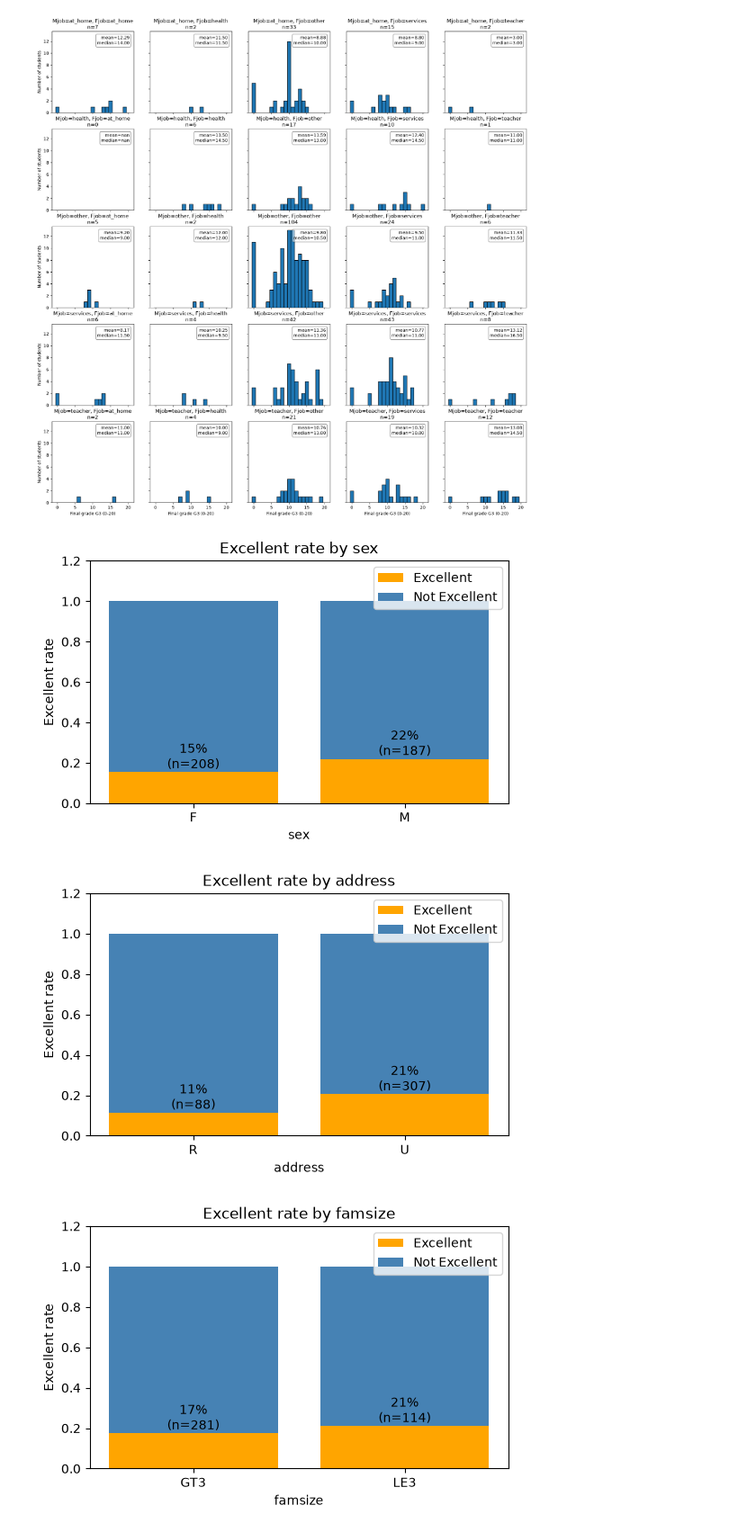
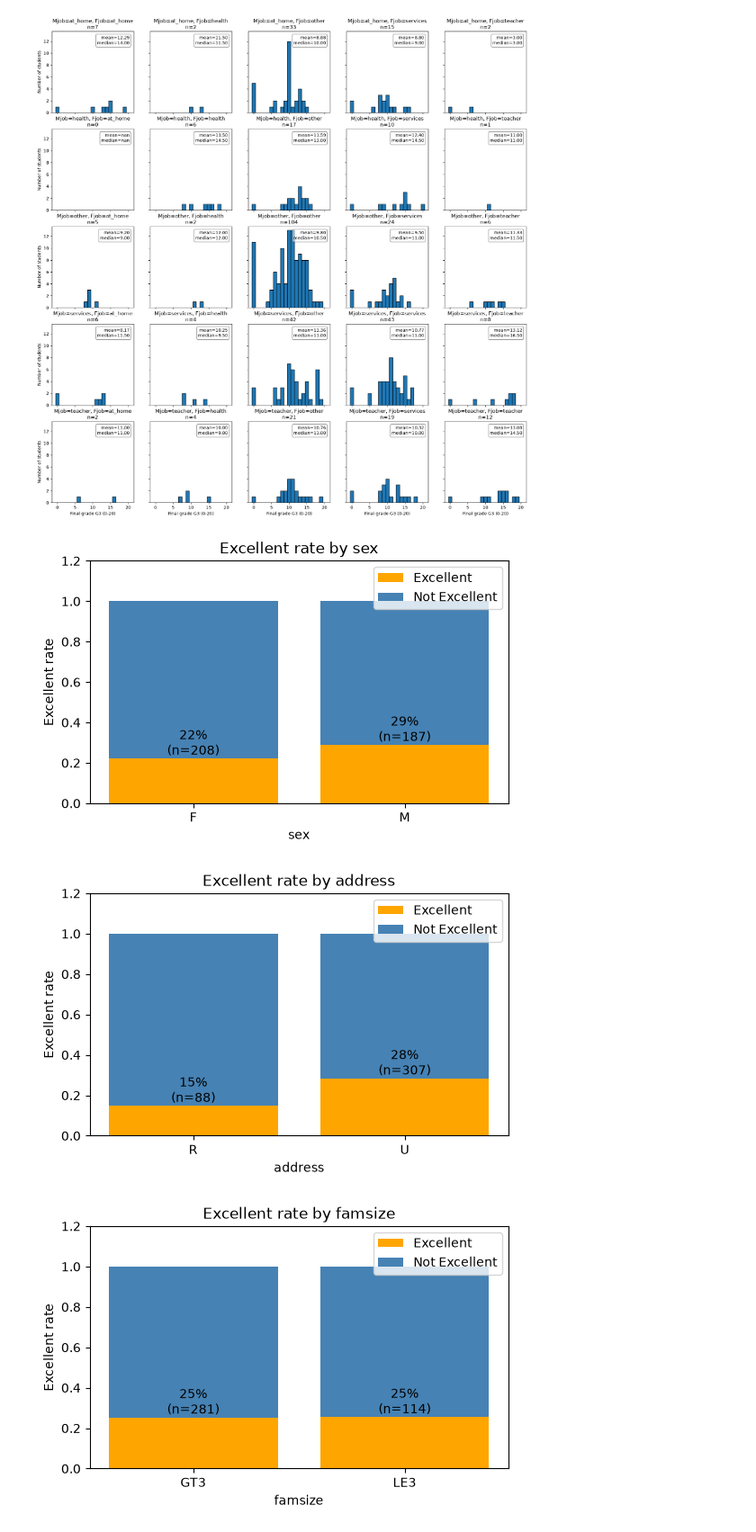
Before and after one commit to Riccardo-Riva/data_use_ce, a Jupyter notebook: notebooks/01_explore_student_performance.ipynb, the cells around one changed output. Shown at 90% size. Drawn from its saved outputs; the diff is of its cells as text; code cells hidden in the pictures.

```diff
--- a/notebooks/01_explore_student_performance.ipynb
+++ b/notebooks/01_explore_student_performance.ipynb
@@ -269,7 +277,8 @@ for i, medu in enumerate(sorted(df["Medu"].unique())):
 # %% [output]
 [figure]
 # %%
-# grid of histograms, showing the distribution of G3 (final grade) for every combination of Mjob and Fjob
+# grid of histograms, showing the distribution of G3 (final grade) for every combination of Mjob and
+# Fjob
 
 plot_cols = ["Mjob", "Fjob"]
 n_rows = df[plot_cols[0]].nunique()
@@ -282,13 +291,20 @@ for i, mjob in enumerate(sorted(df["Mjob"].unique())):
         subset = df[(df["Mjob"] == mjob) & (df["Fjob"] == fjob)]
         ax.hist(subset["G3"], bins=np.arange(-0.5, 21.5, 1), edgecolor="black")
         ax.set_title(f"Mjob={mjob}, Fjob={fjob}\nn={len(subset)}")
-        # claculate mean and median of G3 for the subset and display the values in a legend-like box in the top right corner of the histogram
+        # claculate mean and median of G3 for the subset and display the values in a legend-like box
+        # in the top right corner of the histogram
         mean_g3 = subset["G3"].mean()
         median_g3 = subset["G3"].median()
-        ax.text(0.95, 0.95, f"mean={mean_g3:.2f}\nmedian={median_g3:.2f}", transform=ax.transAxes,
-                fontsize=10, verticalalignment='top', horizontalalignment='right',
-                bbox=dict(boxstyle='round', facecolor='white', alpha=0.5))
-
+        ax.text(
+            0.95,
+            0.95,
+            f"mean={mean_g3:.2f}\nmedian={median_g3:.2f}",
+            transform=ax.transAxes,
+            fontsize=10,
+            verticalalignment="top",
+            horizontalalignment="right",
+            bbox=dict(boxstyle="round", facecolor="white", alpha=0.5),
+        )
 
         if i == n_rows - 1:
             ax.set_xlabel("Final grade G3 (0-20)")
@@ -297,32 +313,52 @@ for i, mjob in enumerate(sorted(df["Mjob"].unique())):
 # %% [output]
 [figure]
 # %%
-# set a EXCELLENCE_TRESHOLD for G3, above which we consider the student to have performed excellently. Then plot different feature histograms/bars for excellent and non excellent students
+# set a EXCELLENCE_TRESHOLD for G3, at or above which we consider the student to have performed
+# excellently. Then plot different feature histograms/bars for excellent and non excellent students
 # orange and blue bars are plotted one next to the other
 # plot the ratio over the total value
 EXCELLENCE_THRESHOLD = 14
-df["Excellent"] = df["G3"] > EXCELLENCE_THRESHOLD
+df["Excellent"] = df["G3"] >= EXCELLENCE_THRESHOLD
 
-for col in ["sex", "address", "famsize", "Pstatus", "schoolsup", "famsup", "paid", "activities", "nursery", "higher", "internet", "romantic"]:
+for col in [
+    "sex",
+    "address",
+    "famsize",
+    "Pstatus",
+    "schoolsup",
+    "famsup",
+    "paid",
+    "activities",
+    "nursery",
+    "higher",
+    "internet",
+    "romantic",
+]:
     table = df.groupby(col)["Excellent"].agg(n="size", excellent_rate="mean")
     fig, ax = plt.subplots(figsize=(6, 3.5))
     labels = table.index.astype(str)
     ax.bar(labels, table["excellent_rate"], color="orange", label="Excellent")
-    ax.bar(labels, 1 - table["excellent_rate"], bottom=table["excellent_rate"], color="steelblue", label="Not Excellent")
-
+    ax.bar(
+        labels,
+        1 - table["excellent_rate"],
+        bottom=table["excellent_rate"],
+        color="steelblue",
+        label="Not Excellent",
+    )
 
     for i, (rate, n) in enumerate(zip(table["excellent_rate"], table["n"], strict=True)):
         ax.text(i, rate + 0.02, f"{rate:.0%}\n(n={n})", ha="center")
-        # on the x-axis, display also the number of students in each category, e.g. "M=male\n(n=200)"
-        #ax.text(i, -0.1, f"(n={n})", ha="center", transform=ax.transAxes)
+        # on the x-axis, display also the number of students in each category, e.g.
+        # "M=male\n(n=200)"
+        # ax.text(i, -0.1, f"(n={n})", ha="center", transform=ax.transAxes)
 
     ax.set_ylim(0, 1.2)
     ax.set_ylabel("Excellent rate")
     ax.set_xlabel(col)
     ax.set_title(f"Excellent rate by {col}")
     ax.legend()
     plt.show()
 # %% [output]
-[figure, old version]
+[figure, new version]
-[figure, old version]
+[figure, new version]
-[figure, old version]
+[figure, new version]
```
Also changed, not shown: parts of 3 cells of this notebook, 7 other files.
